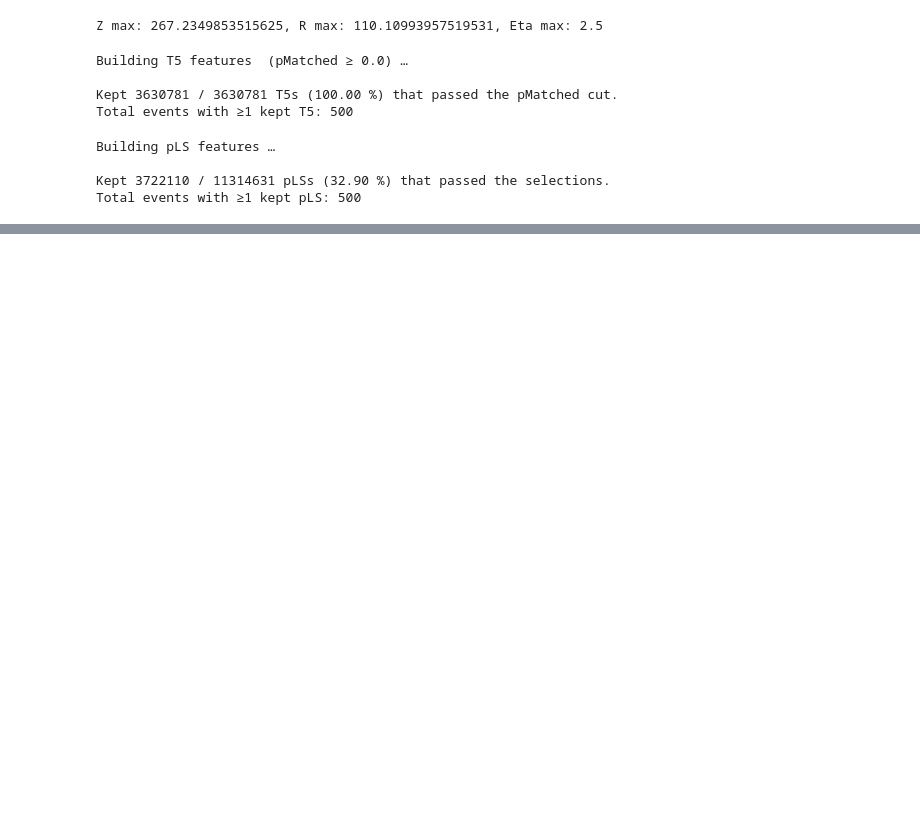
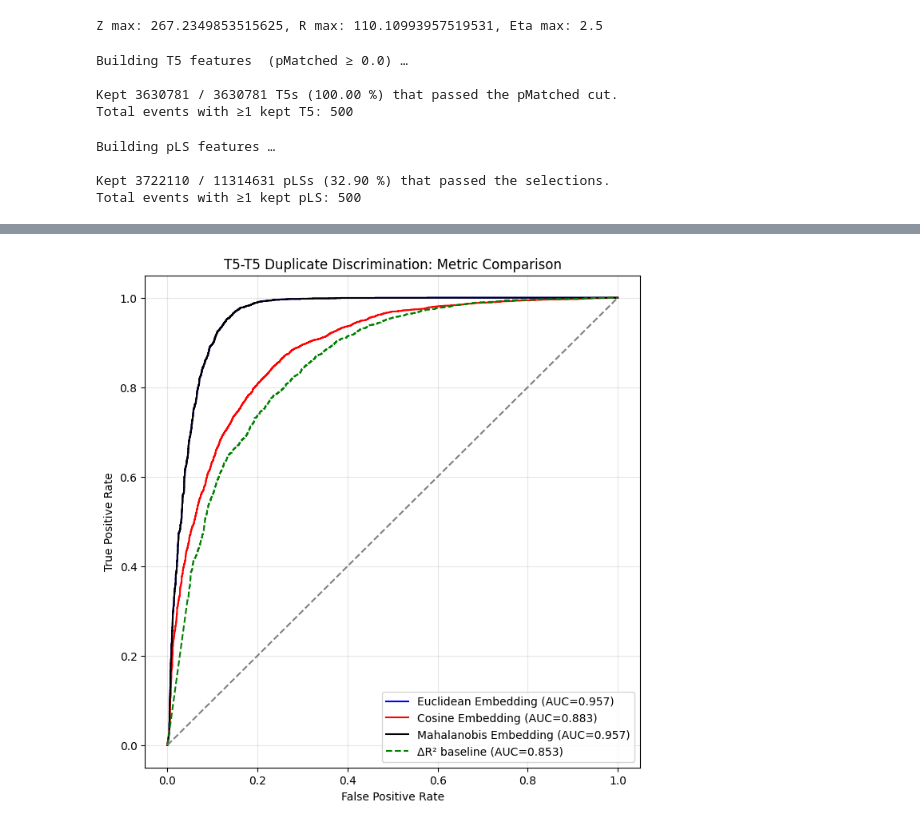
Before and after one commit to ofAiden/Duplicate-Charged-Particle-Tracks-with-ML-professor-Tuna, a Jupyter notebook: embed_train_(1).ipynb, the cells around one changed output, grey strips where cells are left out. Saved outputs shown, nothing was run; the diff lists cells and outputs as text; code cells hidden in the pictures; blank space fills up the shorter version.

```diff
--- a/embed_train_(1).ipynb
+++ b/embed_train_(1).ipynb
@@ -432,7 +432,7 @@ def create_t5_pairs_balanced_parallel(features_per_event,
     dis_L, dis_R, dis_disp = [], [], []
 
     with ProcessPoolExecutor(max_workers=1) as pool:
-        futures = [pool.submit(_pairs_single_event, *args) for args in work_args]
+        futures = [pool.submit(_pairs_single_event, *args) for args in work_args[:20]]
         for fut in futures:
             evt_idx, sim_pairs_evt, dis_pairs_evt = fut.result()
             F = features_per_event[evt_idx]
@@ -610,7 +610,7 @@ with ProcessPoolExecutor(max_workers=1) as pool:
             displaced_per_event[ev],
             MAX_SIM, MAX_DIS, INVALID_SIM_IDX
         )
-        for ev in range(len(features_per_event))
+        for ev in range(20)
     ]
     for fut in futures:
         _, packed = fut.result()
@@ -970,58 +1169,70 @@ import torch
 import torch.nn.functional as F
 
 device = torch.device("cuda" if torch.cuda.is_available() else "cpu")
+dist_euc_all = []
+dist_cos_all = []
+dist_m_all = []
+lbl_t5_all  = []
+
+# Switch to eval mode
 embed_t5.eval()
 cembed_t5.eval()
-
-dist_euc_all = []
-dist_cos_all = []
-lbl_t5_all  = []
+m_metric.eval() # Ensure the Mahalanobis helper is in eval mode
 
 with torch.no_grad():
     for x_left, x_right, y, _ in test_t5_loader:
         x_left, x_right = x_left.to(device), x_right.to(device)
 
-        # 1) Euclidean Model Scores
+        # 1) Euclidean Model
         e_l_e, e_r_e = embed_t5(x_left), embed_t5(x_right)
         d_euc = torch.sqrt(((e_l_e - e_r_e) ** 2).sum(dim=1, keepdim=True) + 1e-6)
         dist_euc_all.append(d_euc.cpu().numpy().flatten())
 
-        # 2) Cosine Model Scores
+        # 2) Cosine Model
         e_l_c, e_r_c = cembed_t5(x_left), cembed_t5(x_right)
         d_cos = 1.0 - F.cosine_similarity(e_l_c, e_r_c, dim=1).view(-1, 1)
         dist_cos_all.append(d_cos.cpu().numpy().flatten())
 
+        e_l_m, e_r_m = embed_t5(x_left), embed_t5(x_right)
+        d_m = m_metric(e_l_m, e_r_m)
+        dist_m_all.append(d_m.cpu().numpy().flatten())
+
         lbl_t5_all.append(y.numpy().flatten())
 
 dist_euc_all = np.concatenate(dist_euc_all)
+dist_m_all = np.concatenate(dist_m_all)
 dist_cos_all = np.concatenate(dist_cos_all)
 lbl_t5_all  = np.concatenate(lbl_t5_all)
 
 # --- Compute ROC curves ---
 # (pos_label=0 because your label 0 = duplicate, and ROC usually expects
 # smaller distances for positives, hence the negative sign)
 fpr_euc, tpr_euc, _ = roc_curve(lbl_t5_all, -dist_euc_all, pos_label=0)
 fpr_cos, tpr_cos, _ = roc_curve(lbl_t5_all, -dist_cos_all, pos_label=0)
+fpr_m, tpr_m, _ = roc_curve(lbl_t5_all, -dist_m_all, pos_label=0)
 
 # ΔR² Baseline
 phi_left, phi_right = np.arctan2(X_left_test[:, 2], X_left_test[:, 1]), np.arctan2(X_right_test[:, 2], X_right_test[:, 1])
 eta_left, eta_right = X_left_test[:, 0] * 2.5, X_right_test[:, 0] * 2.5 # assuming eta_max=2.5
 dRsq = ((phi_left - phi_right + np.pi) % (2*np.pi) - np.pi)**2 + (eta_left - eta_right)**2
 fpr_dr, tpr_dr, _ = roc_curve(lbl_t5_all, -dRsq, pos_label=0)
 
 # --- Plot Combined ROC ---
 plt.figure(figsize=(8, 8))
 plt.plot(fpr_euc, tpr_euc, label=f"Euclidean Embedding (AUC={auc(fpr_euc, tpr_euc):.3f})", color='blue')
 plt.plot(fpr_cos, tpr_cos, label=f"Cosine Embedding (AUC={auc(fpr_cos, tpr_cos):.3f})", color='red')
+plt.plot(fpr_m, tpr_m, label=f"Mahalanobis Embedding (AUC={auc(fpr_m, tpr_m):.3f})", color='black')
 plt.plot(fpr_dr, tpr_dr, '--', label=f"ΔR² baseline (AUC={auc(fpr_dr, tpr_dr):.3f})", color='green')
 plt.plot([0,1],[0,1], '--', color='grey')
 
 plt.xlabel("False Positive Rate")
 plt.ylabel("True Positive Rate")
 plt.title("T5-T5 Duplicate Discrimination: Metric Comparison")
 plt.legend()
 plt.grid(alpha=0.3)
 plt.show()
+# %% [output]
+[figure, added]
 # %%
 import numpy as np
 import matplotlib.pyplot as plt
```
Also changed, not shown: parts of 9 cells of this notebook.
